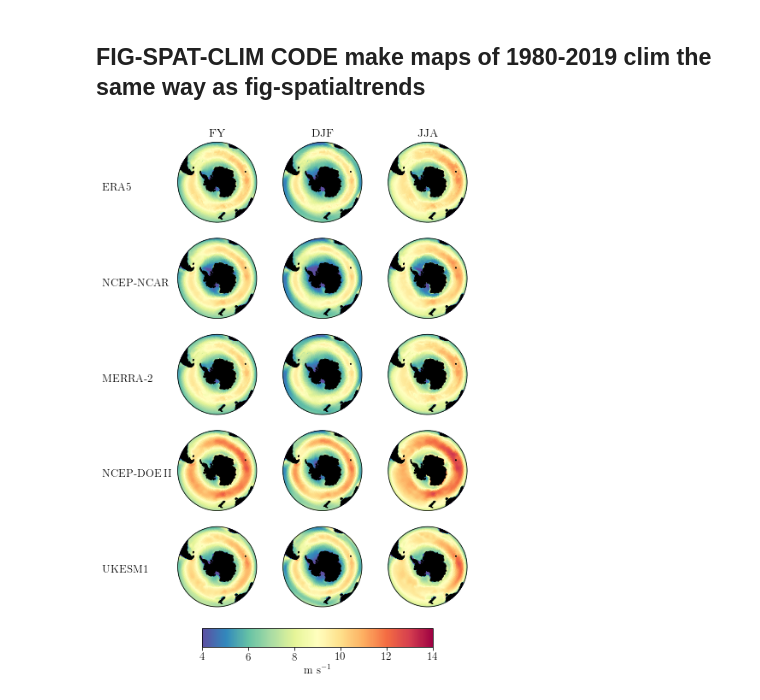
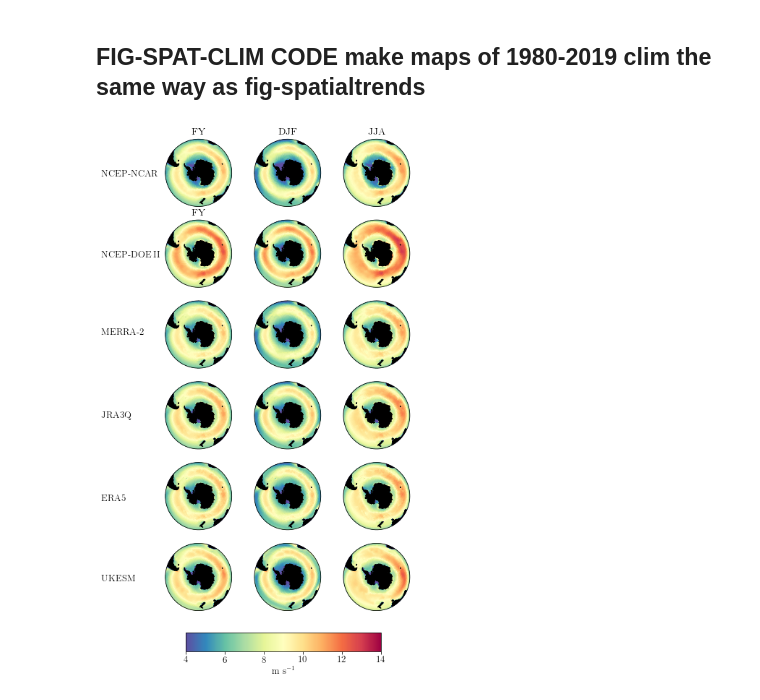
Before and after one commit to tjarnikova/windEval, a Jupyter notebook: plottingCode/Fig-spat-clim.ipynb, the cells around one changed output. Saved outputs shown, nothing was run; the diff lists cells and outputs as text; code cells hidden in the pictures.

```diff
--- a/plottingCode/Fig-spat-clim.ipynb
+++ b/plottingCode/Fig-spat-clim.ipynb
@@ -100,7 +118,8 @@ if ex:
 # %%
 def plot_southern(fig, ax1, lons, lats, tdat, tvmin,
                   tvmax, tticks, fs = 12,
-                  tit = '', cbarlab = '', tcmap = 'viridis', lm = True, cbr = True):
+                  tit = '', cbarlab = '', tcmap = 'viridis', lm = True, cbr = True, \
+                 ccoords = [0.2, 0.06, .6, .03]):
 
     ax1.set_extent([-180, 180, -80, -28], ccrs.PlateCarree())
     #make that circle
@@ -121,10 +140,10 @@ def plot_southern(fig, ax1, lons, lats, tdat, tvmin,
 
     if cbr:
 
-        cbar_ax = fig.add_axes([0.2, 0.06, .6, .03]) #left, bottom, width, height
+        cbar_ax = fig.add_axes(ccoords) #left, bottom, width, height
         fig.colorbar(mesh, cax=cbar_ax, orientation="horizontal", label = 'm s$^{-1}$')
 
-    return cb
+    return tdat
 # %% [markdown]
 ## FIG-SPAT-CLIM CODE make maps of 1980-2019 clim the same way as fig-spatialtrends
 # %%
@@ -157,54 +176,67 @@ ukesmjja = xr.open_dataset(f'{sdir}/UKESM_jja_1980-2019.nc')
 ukesmson = xr.open_dataset(f'{sdir}/UKESM_son_1980-2019.nc')
 ukesmmam = xr.open_dataset(f'{sdir}/UKESM_mam_1980-2019.nc')
 ukesmfy = xr.open_dataset(f'{sdir}/UKESM_fy_1980-2019.nc')
+
+JRAdjf = xr.open_dataset(f'{sdir}/JRA_djf_1980-2019.nc')
+JRAjja = xr.open_dataset(f'{sdir}/JRA_jja_1980-2019.nc')
+JRAson = xr.open_dataset(f'{sdir}/JRA_son_1980-2019.nc')
+JRAmam = xr.open_dataset(f'{sdir}/JRA_mam_1980-2019.nc')
+JRAfy = xr.open_dataset(f'{sdir}/JRA_fy_1980-2019.nc')
 # %%
-n = ['ERA5','NCEP-NCAR','MERRA','NCEP-DOE','UKESM']
+n = ['NCEP-NCAR','NCEP-DOE','MERRA','JRA','ERA5','UKESM',]
+
+
 seas = ['FY','DJF','JJA']
 
 fact = 0.25
-fig = plt.figure(figsize=[25*fact, 40*fact])
+fig = plt.figure(figsize=[25*fact, 48*fact])
 tcm = cm.balance
 
 
-dats = [erafy, eradjf, erajja, ncarfy, ncardjf, ncarjja, \
+dats = [ncarfy, ncardjf, ncarjja, \
+        doefy, doedjf, doejja, \
         merrafy, merradjf, merrajja, \
-        doefy, doedjf, doejja, \
-        ukesmfy, ukesmdjf, ukesmjja]
+        JRAfy, JRAdjf, JRAjja,\
+        erafy, eradjf, erajja,
+        ukesmfy, ukesmdjf, ukesmjja,\
+       ]
 
 botbound = 4
 topbound = 14
 tint = 0.5
 tcm = 'Spectral_r'
 tcbr = True
 ind = 1
 for tn in n:
     for tseas in seas:
 
-        ax1 = fig.add_subplot(5, 3, ind, projection=ccrs.Orthographic(0, -90))
+        ax1 = fig.add_subplot(6, 3, ind, projection=ccrs.Orthographic(0, -90))
 
         lats = erafy.lat
         lons = erafy.lon
 
-        if ind < 15:
+        if ind < 18:
             tcbr = False
         else:
             tcbr = True
         tit = ''
-        if ind < 4 :
+        if ind < 5 :
             tit = f'{tseas}'
         test = dats[ind-1].wspd10m.values
         test = np.squeeze(test)
         bc = plot_southern(fig, ax1, lons, lats, test, botbound,
                       topbound, np.arange(botbound,topbound,tint), fs = 14,
                       tit =tit, cbarlab = 'm/s', tcmap = tcm, lm = True, cbr = tcbr)
         ind = ind+1
 
-n = ['ERA5','NCEP-NCAR','MERRA-2','NCEP-DOE II','UKESM1']
-for i in range(0,5):
-    fig.text(-0.06,0.8 - 0.155*i,f'{n[i]}')
+n = ['NCEP-NCAR','NCEP-DOE II','MERRA-2','JRA3Q','ERA5','UKESM',]
+wx = np.zeros([6])
+wx = np.array([0.82,  0.69, 0.566, 0.434, 0.3, 0.172])
+for i in range(0,6):
+    #wx[i] = 0.82 - 0.127*i
+    fig.text(-0.06,wx[i],f'{n[i]}')
 
 plt.tight_layout()
 fig.savefig('./plts/Fig-spat-clim.jpg', dpi = 300, bbox_inches='tight')
-tx = 0.1
 # %% [output]
-[figure, old version]
+[figure, new version]
```
Also changed, not shown: parts of 9 cells of this notebook, 13 other files.
